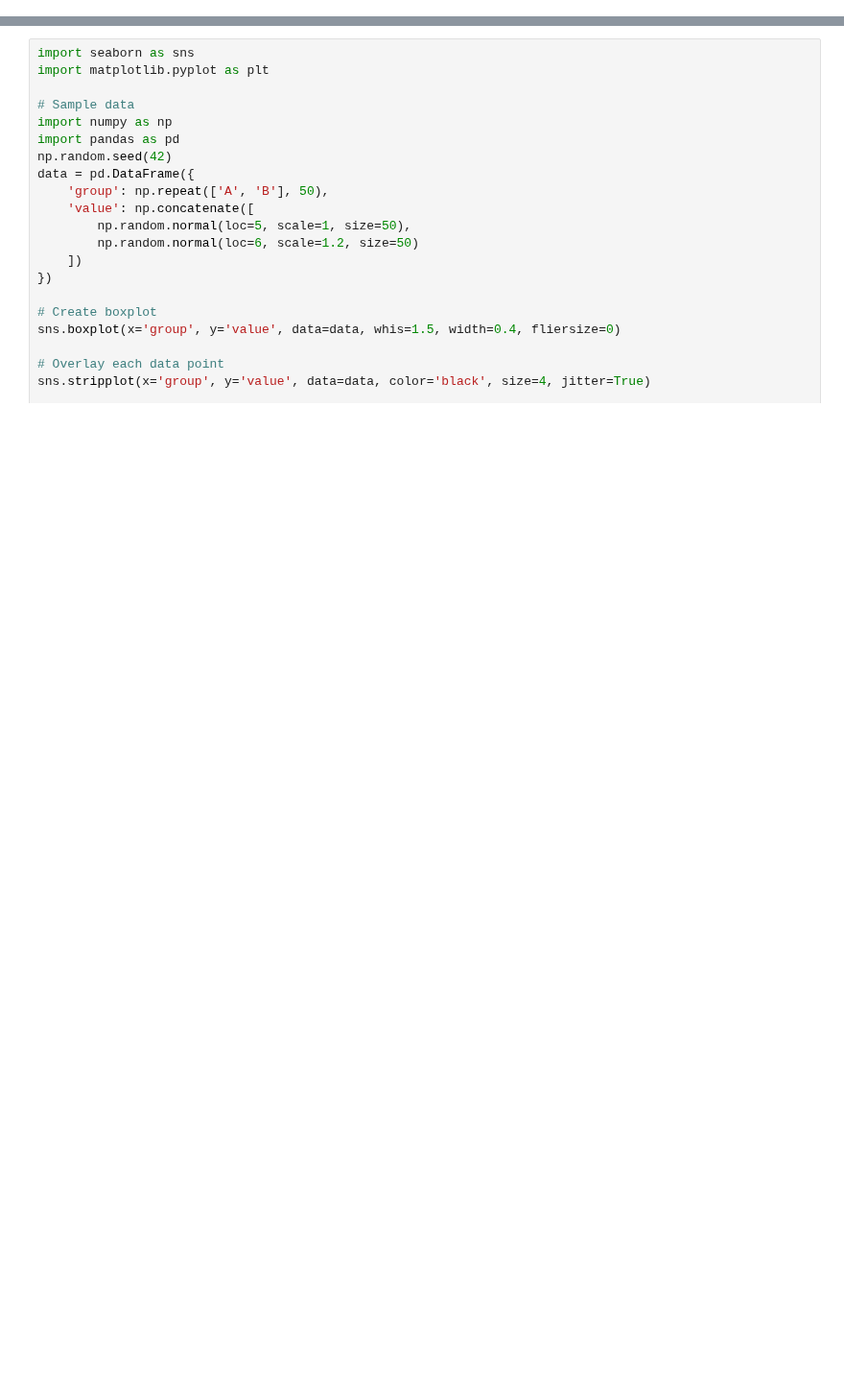
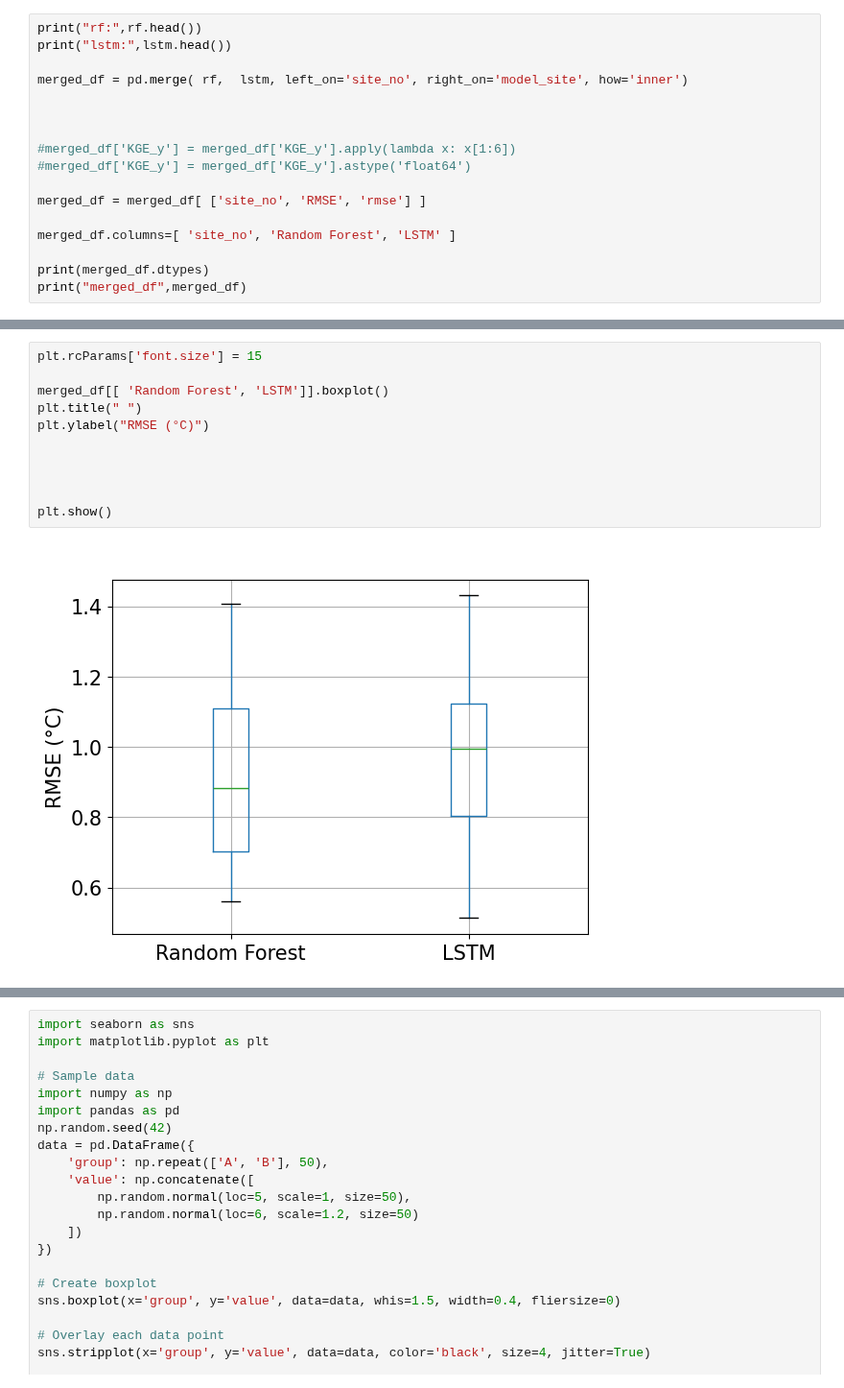
Before and after one commit to th2018/stream_thermal_2025_ms, a Jupyter notebook: LSTM/LSTM_RF_KGE.ipynb, the cells around one changed output, grey strips where cells are left out. Shown at 96% size. Saved outputs shown, nothing was run; the diff lists cells and outputs as text; blank space fills up the shorter version.

```diff
--- a/LSTM/LSTM_RF_KGE.ipynb
+++ b/LSTM/LSTM_RF_KGE.ipynb
@@ -114,0 +144,17 @@ KeyError: "None of [Index(['RMSE', 'rmse'], dtype='object')] are in the [columns
+# %%
+print("rf:",rf.head())
+print("lstm:",lstm.head())
+
+merged_df = pd.merge( rf,  lstm, left_on='site_no', right_on='model_site', how='inner')
+
+
+
+#merged_df['KGE_y'] = merged_df['KGE_y'].apply(lambda x: x[1:6])
+#merged_df['KGE_y'] = merged_df['KGE_y'].astype('float64')
+
+merged_df = merged_df[ ['site_no', 'RMSE', 'rmse'] ]
+
+merged_df.columns=[ 'site_no', 'Random Forest', 'LSTM' ]
+
+print(merged_df.dtypes)
+print("merged_df",merged_df)
@@ -114,0 +179,13 @@ KeyError: "None of [Index(['RMSE', 'rmse'], dtype='object')] are in the [columns
+# %%
+plt.rcParams['font.size'] = 15
+
+merged_df[[ 'Random Forest', 'LSTM']].boxplot()
+plt.title(" ")
+plt.ylabel("RMSE (°C)")
+
+
+
+
+plt.show()
+# %% [output]
+[figure, added]
```
Also changed, not shown: parts of 11 cells of this notebook.
